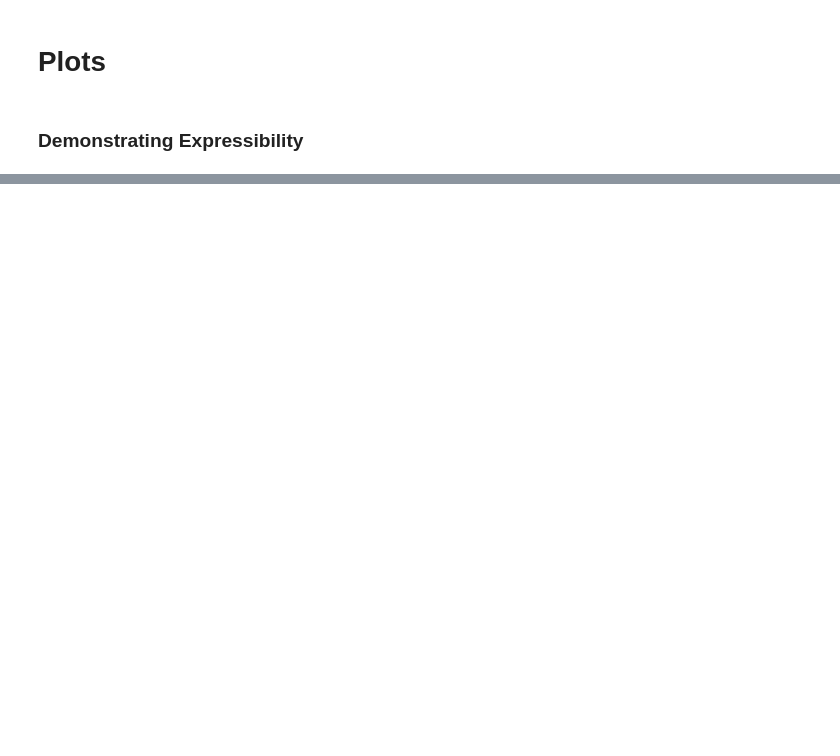
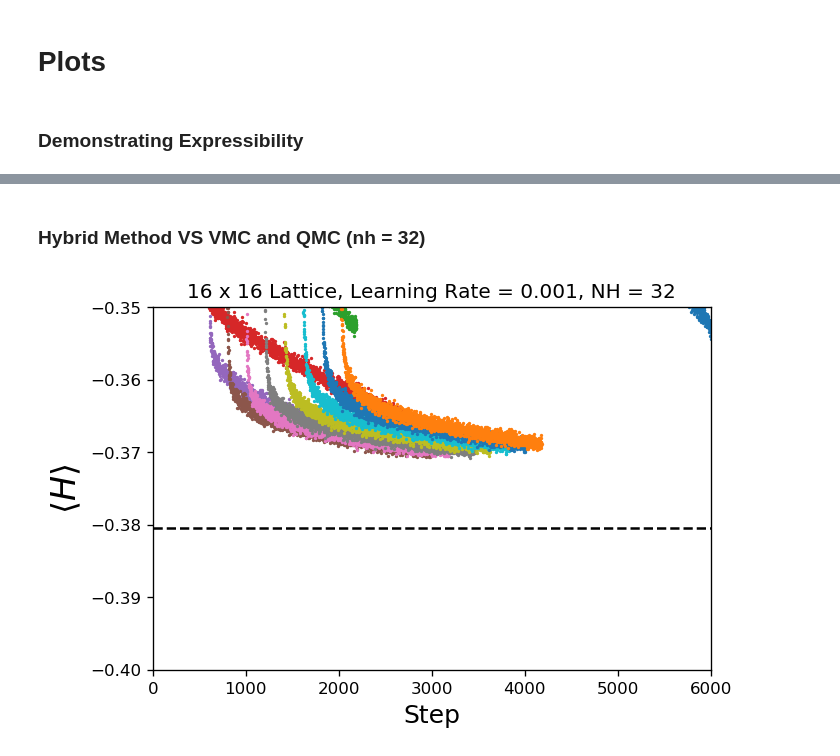
Before and after one commit to MelkoCollective/NeuralNetworks-for-Quantum, a Jupyter notebook: src_qmc_vmc/Paper Plots.ipynb, the cells around one changed output, grey strips where cells are left out. Drawn from its saved outputs; the diff is of its cells as text; code cells hidden in the pictures; blank space fills up the shorter version.

```diff
--- a/src_qmc_vmc/Paper Plots.ipynb
+++ b/src_qmc_vmc/Paper Plots.ipynb
@@ -64,0 +86,11 @@ VMC run lengths:
+# %%
+QMC200_VMC = np.loadtxt("experiments/16x16/nh32/QMC_VMC/E_QMC200_VMC_16_32.dat")
+QMC400_VMC = np.loadtxt("experiments/16x16/nh32/QMC_VMC/E_QMC400_VMC_16_32.dat")
+QMC600_VMC = np.loadtxt("experiments/16x16/nh32/QMC_VMC/E_QMC600_VMC_16_32.dat")
+QMC800_VMC = np.loadtxt("experiments/16x16/nh32/QMC_VMC/E_QMC800_VMC_16_32.dat")
+QMC1000_VMC = np.loadtxt("experiments/16x16/nh32/QMC_VMC/E_QMC1000_VMC_16_32.dat")
+QMC1200_VMC = np.loadtxt("experiments/16x16/nh32/QMC_VMC/E_QMC1200_VMC_16_32.dat")
+QMC1400_VMC = np.loadtxt("experiments/16x16/nh32/QMC_VMC/E_QMC1400_VMC_16_32.dat")
+QMC1600_VMC = np.loadtxt("experiments/16x16/nh32/QMC_VMC/E_QMC1600_VMC_16_32.dat")
+QMC1800_VMC = np.loadtxt("experiments/16x16/nh32/QMC_VMC/E_QMC1800_VMC_16_32.dat")
+QMC2000_VMC = np.loadtxt("experiments/16x16/nh32/QMC_VMC/E_QMC2000_VMC_16_32.dat")
@@ -116,2 +172,32 @@ def PlotE(N,lr,nh,exact_energy,qmc_energy,vmc_energy,qmc_vmc_energy,xlim,ylim):
+# %%
+def PlotE_hybrid(N,lr,nh,exact_energy,h1,h2,h3,h4,h5,h6,h7,h8,h9,h10,qmc,vmc,xlim,ylim):
+
+    fig = plt.figure(1,figsize=(6,4), dpi=120, facecolor='w', edgecolor='k')
+
+    plt.plot(vmc,marker='o',markersize=1,linewidth=0.0,markevery=1,label="VMC")
+    plt.plot(qmc,marker='o',markersize=1,linewidth=0.0,markevery=1,label="QMC")
+
+    plt.plot(h1,marker='o',markersize=1,linewidth=0.0,markevery=1,label="cutoff = 200")
+    plt.plot(h2,marker='o',markersize=1,linewidth=0.0,markevery=1,label="cutoff = 400")
+    plt.plot(h3,marker='o',markersize=1,linewidth=0.0,markevery=1,label="cutoff = 600")
+    plt.plot(h4,marker='o',markersize=1,linewidth=0.0,markevery=1,label="cutoff = 800")
+    plt.plot(h5,marker='o',markersize=1,linewidth=0.0,markevery=1,label="cutoff = 1000")
+    plt.plot(h6,marker='o',markersize=1,linewidth=0.0,markevery=1,label="cutoff = 1200")
+    plt.plot(h7,marker='o',markersize=1,linewidth=0.0,markevery=1,label="cutoff = 1400")
+    plt.plot(h8,marker='o',markersize=1,linewidth=0.0,markevery=1,label="cutoff = 1600")
+    plt.plot(h9,marker='o',markersize=1,linewidth=0.0,markevery=1,label="cutoff = 1800")
+    plt.plot(h10,marker='o',markersize=1,linewidth=0.0,markevery=1,label="cutoff = 2000")
+
+    plt.hlines(exact_energy,0, 10000 ,linestyle="--",label="Exact")
+
+    plt.xlabel("Step",fontsize=15)
+    plt.ylabel("$\\langle H \\rangle$",fontsize=20)
+    plt.title("{} x {} Lattice, Learning Rate = {}, NH = {}".format(N,N,lr,nh))
+    #plt.legend(loc="best")
+
+    plt.xlim(xlim[0],xlim[1])
+    plt.ylim(ylim[0],ylim[1])
+
+    plt.show()
 # %% [markdown]
 ### Time to Convergence Plotting Function
@@ -142,0 +322,6 @@ PlotE(16,0.001,32,exactE_16,E_QMC_16_40,E_VMC_16_40,E_QMC_VMC_16_40,[0,7000],[-0
+# %% [markdown]
+### Hybrid Method VS VMC and QMC (nh = 32)
+# %%
+PlotE_hybrid(16,0.001,32,exactE_16,QMC200_VMC,QMC400_VMC,QMC600_VMC,QMC800_VMC,QMC1000_VMC,QMC1200_VMC,QMC1400_VMC,QMC1600_VMC,QMC1800_VMC,QMC2000_VMC,E_QMC_16_32,E_VMC_16_32,[0,6000],[-0.4,-0.35])
+# %% [output]
+[figure, added]
```
Also changed, not shown: parts of 21 cells of this notebook.
